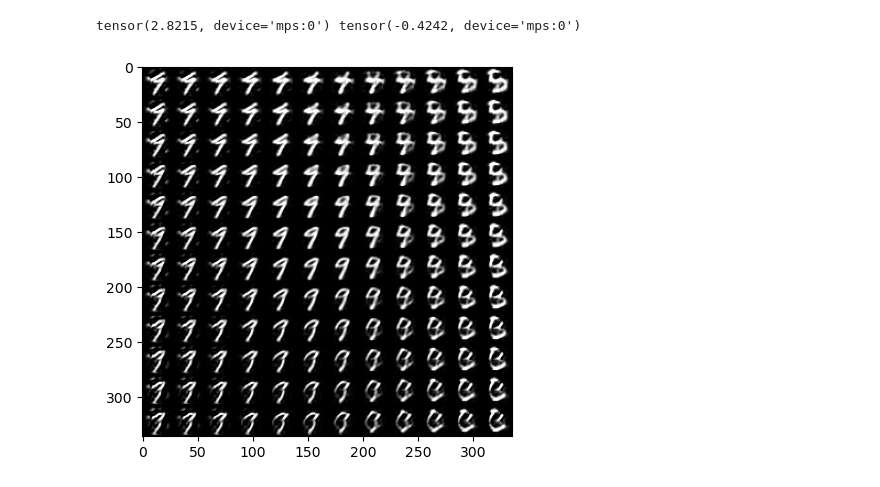
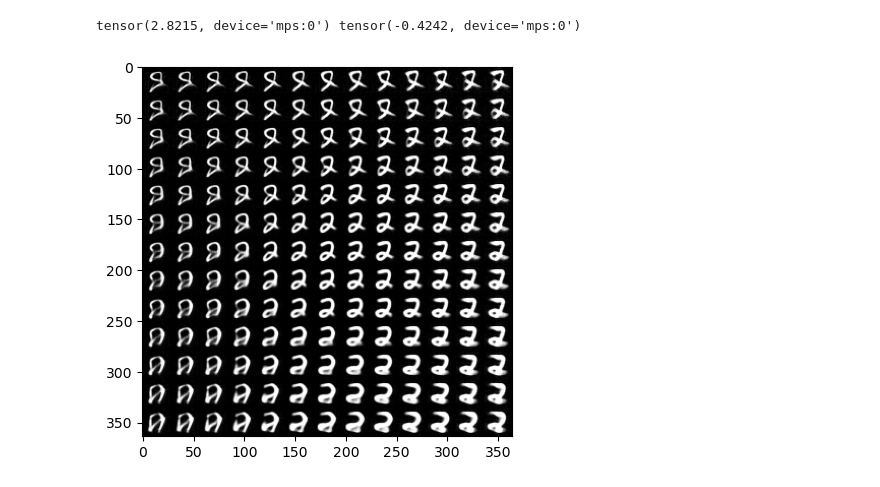
Before and after one commit to igreat/variational-autoencoders-pytorch, a Jupyter notebook: vae.ipynb, the cells around one changed output. Cells and saved outputs as stored; diff of their text form; code cells hidden in the pictures.

```diff
--- a/vae.ipynb
+++ b/vae.ipynb
@@ -89,15 +93,20 @@ def kl_divergence(mu: torch.Tensor, logvar: torch.Tensor) -> torch.Tensor:
 class VAE(nn.Module):
     def __init__(self):
         super(VAE, self).__init__()
-        self.encoder = VAE_encoder()
-        self.decoder = VAE_decoder()
+        self.encoder = Encoder()
+        self.decoder = Decoder()
 
     def forward(self, x):
         mu, logvar = self.encoder(x)
         kl_div = kl_divergence(mu, logvar)
-        z = self.encoder.sample(mu, logvar)
+        z = self.sample(mu, logvar)
         x_hat = self.decoder(z)
         return x_hat, kl_div
+
+    def sample(self, mu, logvar) -> torch.Tensor:
+        std = torch.exp(0.5 * logvar)
+        eps = torch.randn_like(std)
+        return mu + eps * std
 # %%
 # load images
 MEAN = 0.1307
@@ -141,7 +151,7 @@ for epoch in range(20):
         # image = image.view(image.size(0), -1)
         optimizer.zero_grad()
         x_hat, kl_div = vae(image)
-        reconstruction_loss = F.mse_loss(x_hat, image.view(image.size(0), -1), reduction="sum")
+        reconstruction_loss = F.mse_loss(x_hat, image, reduction="sum")
         loss = reconstruction_loss + kl_div
         wandb.log({"total_loss": loss.item()})
         wandb.log({"kl_div": kl_div.item()})
@@ -213,9 +187,8 @@ with torch.no_grad():
     test_loss = 0
     for batch_idx, (image, _) in enumerate(test_loader):
         image = image.to(device)
-        # image = image.view(image.size(0), -1)
         x_hat, kl_div = vae(image)
-        reconstruction_loss = F.mse_loss(x_hat, image.view(image.size(0), -1), reduction="sum")
+        reconstruction_loss = F.mse_loss(x_hat, image, reduction="sum")
         loss = reconstruction_loss + kl_div
         test_loss += loss.item()
     print(f"Test loss: {test_loss / len(test_loader)}")
@@ -267,33 +240,33 @@ with torch.no_grad():
 # %%
 # tweak the first component of the latent vector
 with torch.no_grad():
-    width = 12
+    width = 13
     tweak_spectrum = [[0] * width for _ in range(width)]
     vae.eval()
-    shifts = torch.linspace(-6, 6, width).to(device)
+    shifts = torch.linspace(-7, 7, width).to(device)
     x = next(iter(test_loader))[0][0].to(device).unsqueeze(0)
     print(x.max(), x.min())
     z, _ = vae.encoder(x)
     for i in range(width):
         for j in range(width):
             tweaked_z = z.clone().squeeze()
-            tweaked_z[4] = tweaked_z[4] + shifts[i]
-            tweaked_z[19] = tweaked_z[19] + shifts[j]
+            tweaked_z[2] = tweaked_z[2] + shifts[i]
+            tweaked_z[18] = tweaked_z[18] + shifts[j]
             x_hat = vae.decoder(tweaked_z.unsqueeze(0))
             x_hat = x_hat.view(-1, 1, 28, 28)
 
             # denormalize images
             x_hat = (x_hat * STD + MEAN).clamp(0, 1)
 
             tweak_spectrum[i][j] = x_hat
 
     # represent the images as a grid
     tweak_spectrum = torch.cat([torch.cat(row, dim=3) for row in tweak_spectrum], dim=2)
     tweak_spectrum = tweak_spectrum.view(tweak_spectrum.size(0), 1, 28 * width, 28 * width)
 
     # plot the grid of images in matplotlib
     plt.imshow(tweak_spectrum[0].cpu().numpy().squeeze(), cmap="gray")
     plt.show()
 # %% [output]
 tensor(2.8215, device='mps:0') tensor(-0.4242, device='mps:0')
-[figure, old version]
+[figure, new version]
```
Also changed, not shown: parts of 8 cells of this notebook, 1 other file.
